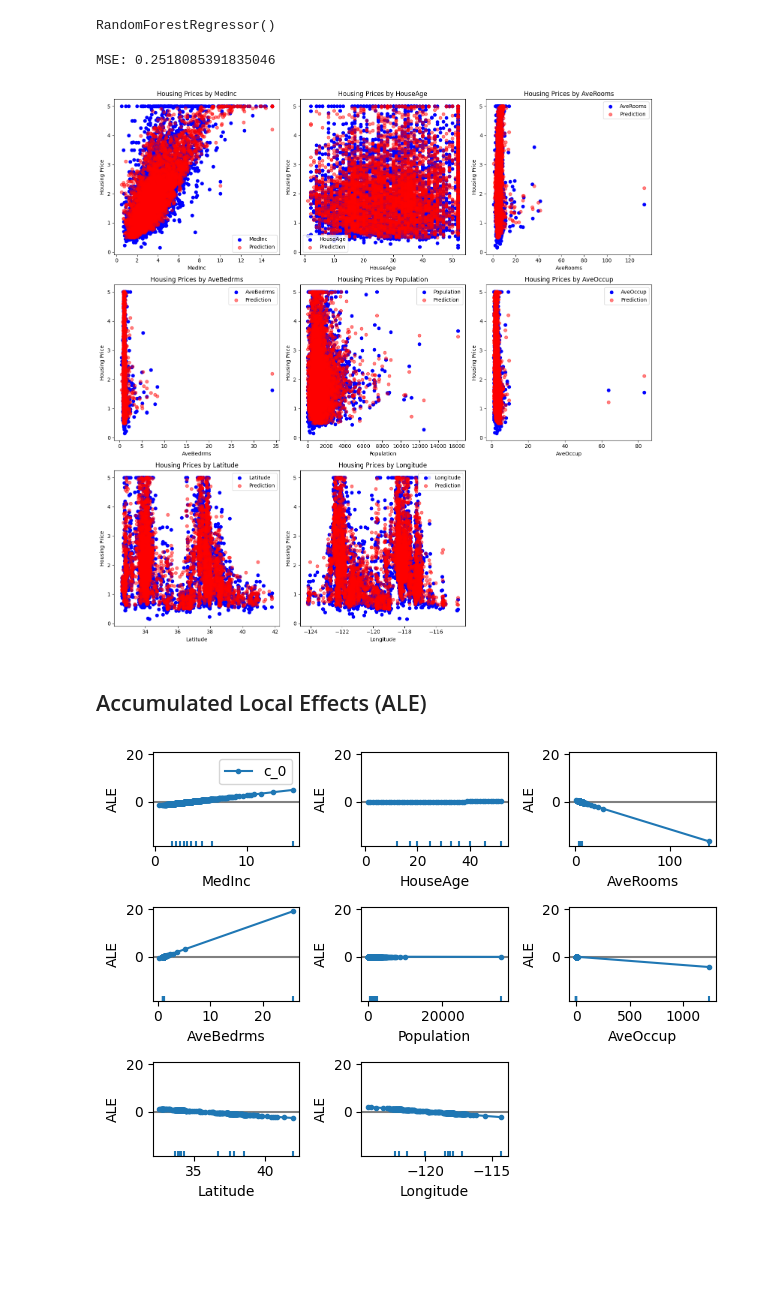
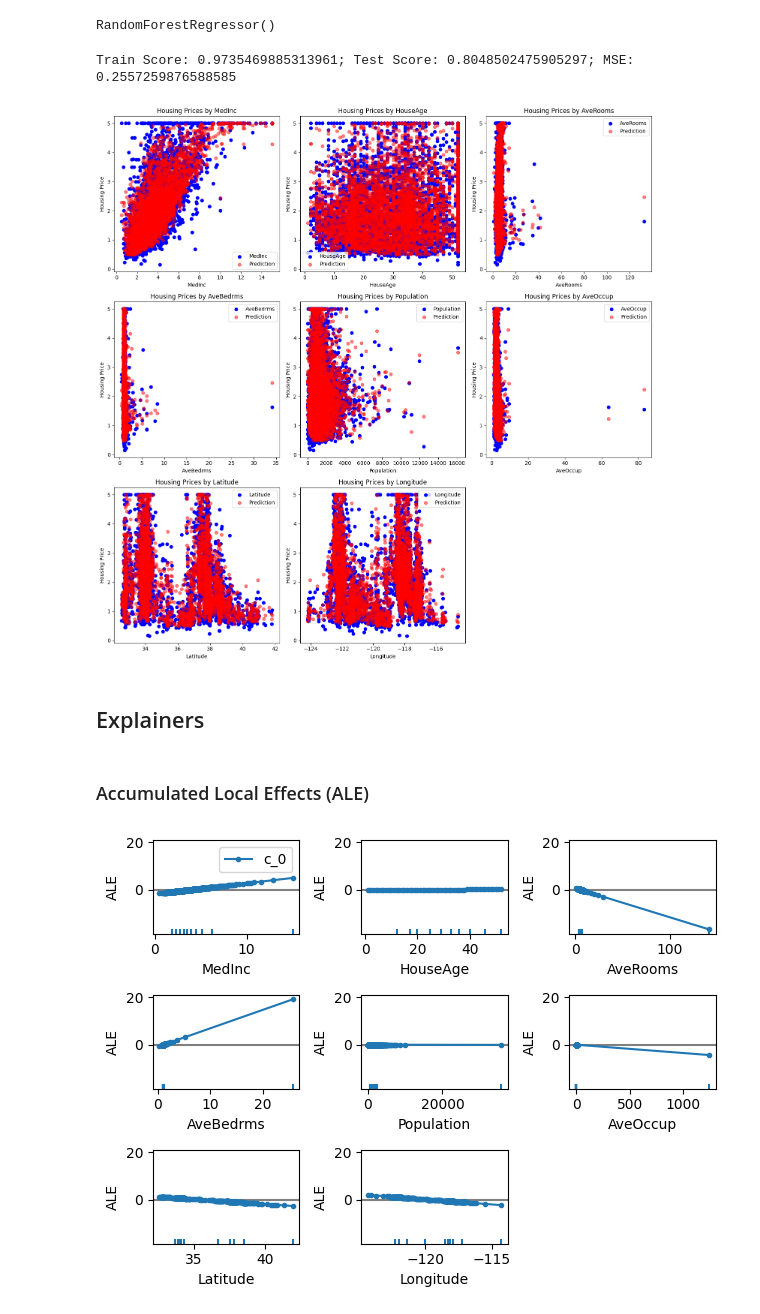
Before and after one commit to willclarktech/ai-interpretability, a Jupyter notebook: notebooks/Alibi.ipynb, the cells around one changed output. Drawn from its saved outputs; the diff is of its cells as text; code cells hidden in the pictures; blank space fills up the shorter version.

```diff
--- a/notebooks/Alibi.ipynb
+++ b/notebooks/Alibi.ipynb
@@ -17,14 +20,29 @@ random_seed = 42
 # %%
 class DatasetSplits:
     feature_names: list[str]
+    target_names: list[str]
     X_train: np.ndarray
     X_test: np.ndarray
     y_train: np.ndarray
     y_test: np.ndarray
 
-    def __init__(self, feature_names: list[str], data: DataFrame, target: DataFrame, test_size: float = 0.2, random_state: int = random_seed) -> None:
+    def __init__(
+        self,
+        feature_names: list[str],
+        target_names: list[str],
+        data: DataFrame,
+        target: DataFrame,
+        test_size: float = 0.2,
+        random_state: int = random_seed,
+    ) -> None:
         self.feature_names = feature_names
-        X_train, X_test, y_train, y_test = train_test_split(data.to_numpy(), target.to_numpy(), test_size=test_size, random_state=random_state)
+        self.target_names = target_names
+        X_train, X_test, y_train, y_test = train_test_split(
+            data.to_numpy(),
+            target.to_numpy(),
+            test_size=test_size,
+            random_state=random_state,
+        )
         self.X_train = X_train
         self.X_test = X_test
         self.y_train = y_train
@@ -35,7 +53,12 @@ class DatasetSplits:
 This dataset is used to demonstrate regression problems.
 # %%
 california_housing = fetch_california_housing(as_frame=True)
-california_housing_dataset = DatasetSplits(california_housing.feature_names, california_housing.data, california_housing.target)
+california_housing_dataset = DatasetSplits(
+    california_housing.feature_names,
+    california_housing.target_names,
+    california_housing.data,
+    california_housing.target,
+)
 california_housing.frame.head()
 # %% [output]
 |  | MedInc | HouseAge | AveRooms | AveBedrms | Population | AveOccup | Latitude | Longitude | MedHouseVal |
@@ -103,14 +136,20 @@ random_forest_regressor.fit(
 RandomForestRegressor()
 # %%
 random_forest_regressor_y_pred = random_forest_regressor.predict(california_housing_dataset.X_test)
+random_forest_regressor_train_score = random_forest_regressor.score(california_housing_dataset.X_train, california_housing_dataset.y_train)
+random_forest_regressor_test_score = random_forest_regressor.score(california_housing_dataset.X_test, california_housing_dataset.y_test)
 random_forest_regressor_mse = mean_squared_error(california_housing_dataset.y_test, random_forest_regressor_y_pred)
-print(f"MSE: {random_forest_regressor_mse}")
+print(
+    f"Train Score: {random_forest_regressor_train_score}; Test Score: {random_forest_regressor_test_score}; MSE: {random_forest_regressor_mse}"
+)
 plot_predictions(california_housing_dataset, random_forest_regressor_y_pred)
 # %% [output]
-MSE: 0.2518085391835046
+Train Score: 0.9735469885313961; Test Score: 0.8048502475905297; MSE: 0.2557259876588585
-[figure, old version]
+[figure, new version]
+# %% [markdown]
+## Explainers
 # %% [markdown]
-## Accumulated Local Effects (ALE)
+### Accumulated Local Effects (ALE)
 # %%
 linear_regressor_ale_explainer = ALE(linear_regressor.predict, feature_names=california_housing_dataset.feature_names)
 linear_regressor_ale_explanation = linear_regressor_ale_explainer.explain(california_housing_dataset.X_train)
```
Also changed, not shown: parts of 9 cells of this notebook.
